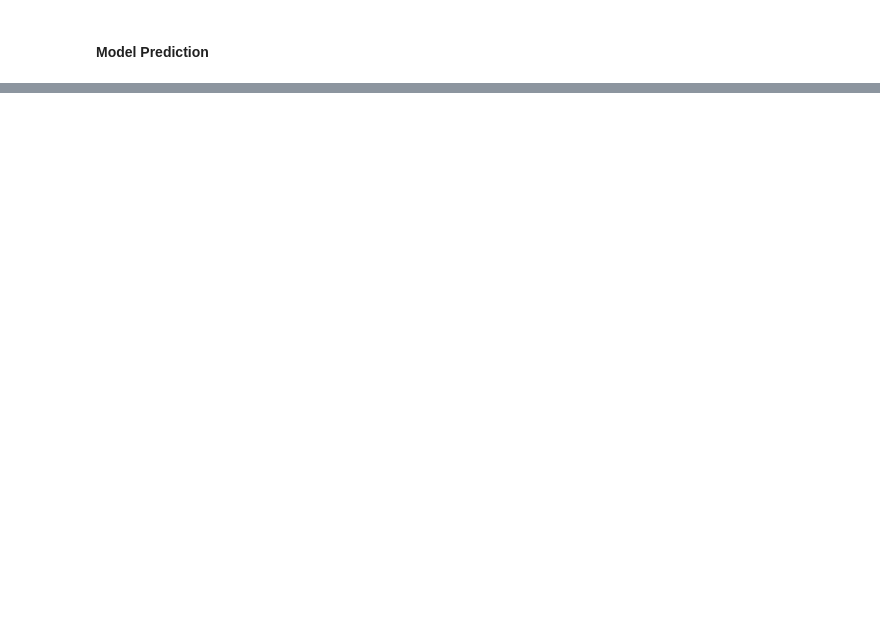
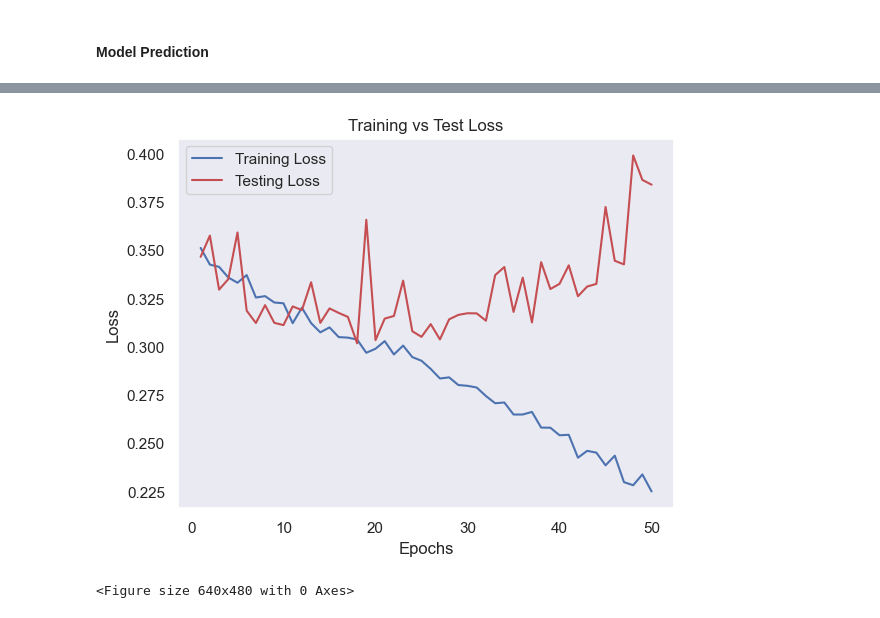
Before and after one commit to JacobJ215/Airline-Sentiment-Analysis, a Jupyter notebook: notebooks/sentiment_analysis.ipynb, the cells around one changed output, grey strips where cells are left out. Cells and saved outputs as stored; diff of their text form; code cells hidden in the pictures; blank space fills up the shorter version.

```diff
--- a/notebooks/sentiment_analysis.ipynb
+++ b/notebooks/sentiment_analysis.ipynb
@@ -358,0 +518,15 @@ flow hard keeping making positive smoothly sure thing usairways work
+# %%
+from keras.callbacks import ModelCheckpoint
+
+filepath = "../models/best_model.h5"
+
+# Create a ModelCheckpoint callback
+checkpoint = ModelCheckpoint(filepath, monitor='val_auc', verbose=1, save_best_only=True, mode='max')
+
+# Train the model
+history_1 = model.fit(X_train,
+                    y_train,
+                    validation_data=(X_test, y_test),
+                    epochs=50,
+                    batch_size=32,
+                    callbacks=[checkpoint])
@@ -358,0 +551,8 @@ flow hard keeping making positive smoothly sure thing usairways work
+# %%
+# Plot the loss and metics
+epochs = range(1, len(history_1.history['loss']) + 1)
+plot_metric(epochs, history_1.history['loss'], history_1.history['val_loss'], 'Loss')
+plt.savefig('../images/best_model_loss.png')
+# %% [output]
+[figure, added]
+<Figure size 640x480 with 0 Axes>
```
Also changed, not shown: parts of 37 cells of this notebook, 10 other files.
